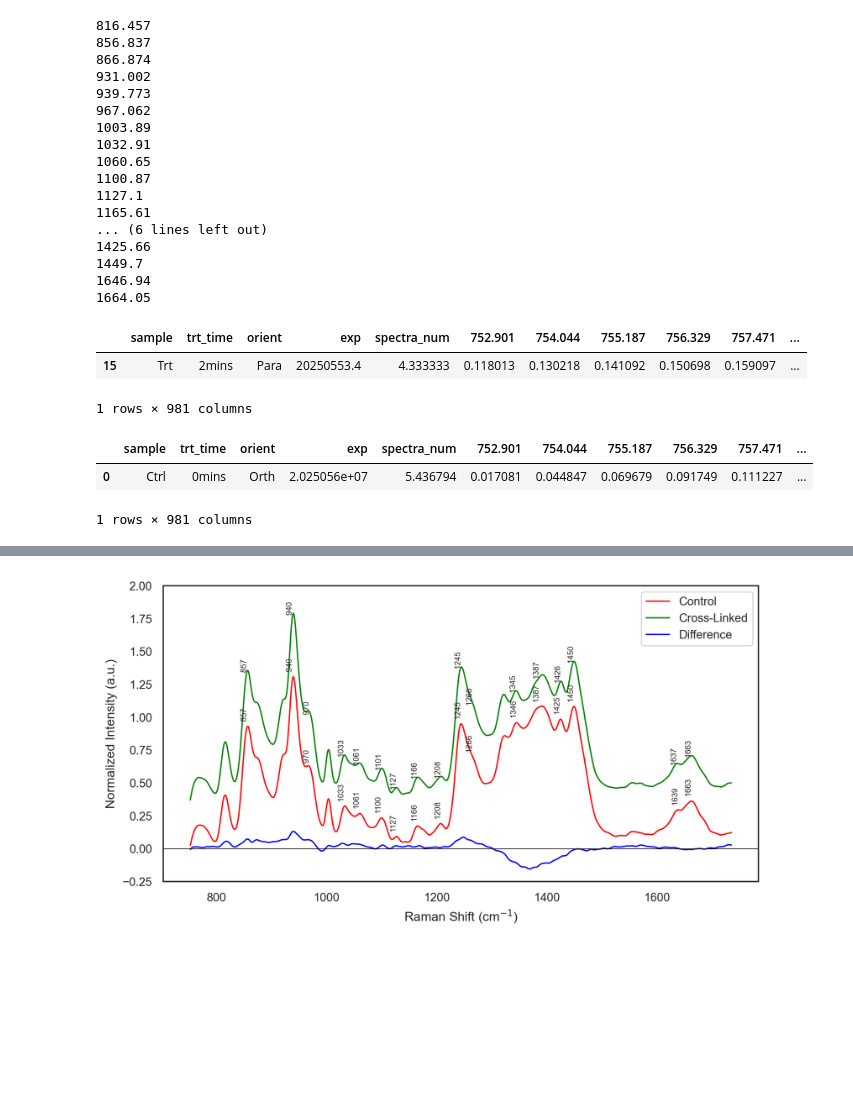
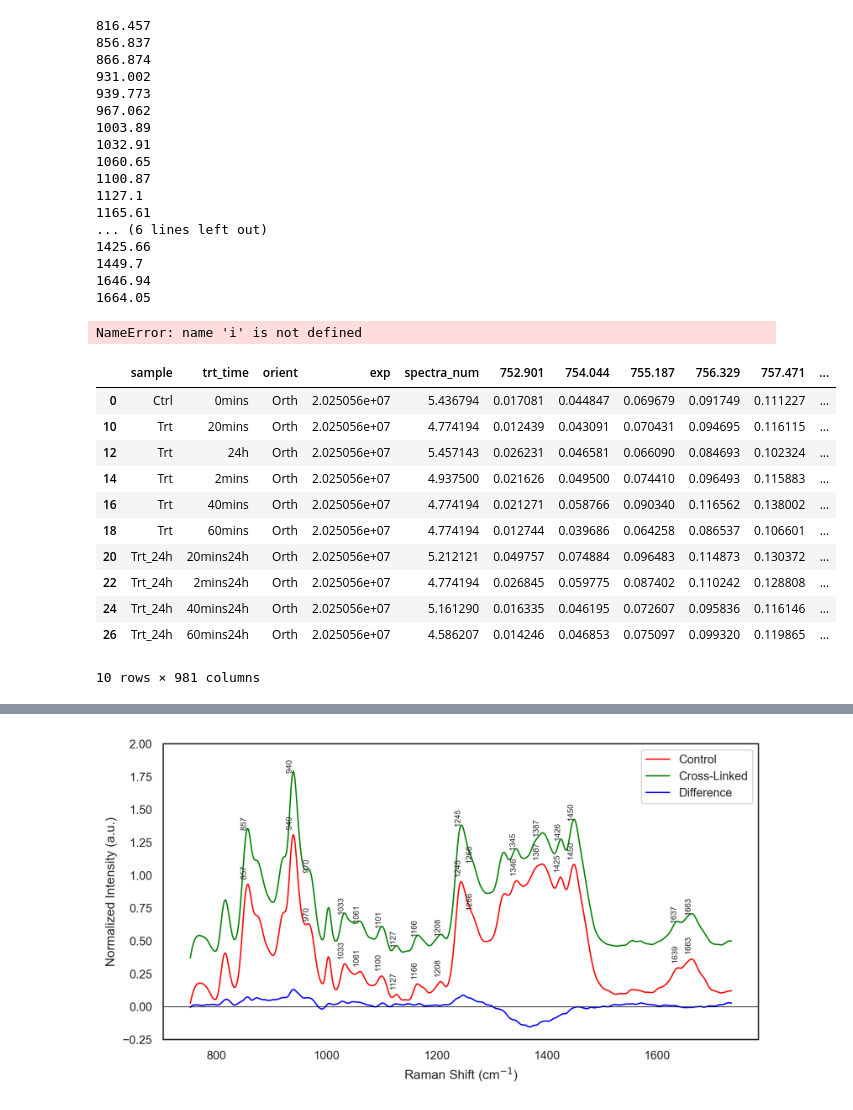
Before and after one commit to bunmiadejimi/Raman_Collagen, a Jupyter notebook: Plot renderings.ipynb, the cells around one changed output, grey strips where cells are left out. Cells and saved outputs as stored; diff of their text form; code cells hidden in the pictures; blank space fills up the shorter version.

```diff
--- a/Plot renderings.ipynb
+++ b/Plot renderings.ipynb
@@ -107,15 +82,23 @@ for v in xvals[pks].round(0):
             ax.axvline(v, color='gray', ls='--', lw=0.3)
             ax.text(v - 0.8, offset_step * (len(plot_df) + 0.3),
                     f'{v:.0f}', rotation=90, fontsize=6, ha='right')
-# %%
-df_mean1[(df_mean1['trt_time'] == '2mins') & (df_mean1['orient'] == 'Para')]
-# %% [output]
-|  | sample | trt_time | orient | exp | spectra_num | 752.901 | 754.044 | 755.187 | 756.329 | 757.471 | ... |
-| 15 | Trt | 2mins | Para | 20250553.4 | 4.333333 | 0.118013 | 0.130218 | 0.141092 | 0.150698 | 0.159097 | ... |
-1 rows × 981 columns
-# %%
-sub_ctrl
-# %% [output]
-|  | sample | trt_time | orient | exp | spectra_num | 752.901 | 754.044 | 755.187 | 756.329 | 757.471 | ... |
-| 0 | Ctrl | 0mins | Orth | 2.025056e+07 | 5.436794 | 0.017081 | 0.044847 | 0.069679 | 0.091749 | 0.111227 | ... |
-1 rows × 981 columns
+# %%
+df_mean1[(df_mean1['trt_time'].isin(['0mins', i])) & (df_mean1['orient'] == j)]
+# %% [output]
+NameError: name 'i' is not defined
+# %%
+df_mean1[(df_mean1['orient'] == j)]
+#['trt_time'][1]
+# %% [output]
+|  | sample | trt_time | orient | exp | spectra_num | 752.901 | 754.044 | 755.187 | 756.329 | 757.471 | ... |
+| 0 | Ctrl | 0mins | Orth | 2.025056e+07 | 5.436794 | 0.017081 | 0.044847 | 0.069679 | 0.091749 | 0.111227 | ... |
+| 10 | Trt | 20mins | Orth | 2.025056e+07 | 4.774194 | 0.012439 | 0.043091 | 0.070431 | 0.094695 | 0.116115 | ... |
+| 12 | Trt | 24h | Orth | 2.025056e+07 | 5.457143 | 0.026231 | 0.046581 | 0.066090 | 0.084693 | 0.102324 | ... |
+| 14 | Trt | 2mins | Orth | 2.025056e+07 | 4.937500 | 0.021626 | 0.049500 | 0.074410 | 0.096493 | 0.115883 | ... |
+| 16 | Trt | 40mins | Orth | 2.025056e+07 | 4.774194 | 0.021271 | 0.058766 | 0.090340 | 0.116562 | 0.138002 | ... |
+| 18 | Trt | 60mins | Orth | 2.025056e+07 | 4.774194 | 0.012744 | 0.039686 | 0.064258 | 0.086537 | 0.106601 | ... |
+| 20 | Trt_24h | 20mins24h | Orth | 2.025056e+07 | 5.212121 | 0.049757 | 0.074884 | 0.096483 | 0.114873 | 0.130372 | ... |
+| 22 | Trt_24h | 2mins24h | Orth | 2.025056e+07 | 4.774194 | 0.026845 | 0.059775 | 0.087402 | 0.110242 | 0.128808 | ... |
+| 24 | Trt_24h | 40mins24h | Orth | 2.025056e+07 | 5.161290 | 0.016335 | 0.046195 | 0.072607 | 0.095836 | 0.116146 | ... |
+| 26 | Trt_24h | 60mins24h | Orth | 2.025056e+07 | 4.586207 | 0.014246 | 0.046853 | 0.075097 | 0.099320 | 0.119865 | ... |
+10 rows × 981 columns
```
Also changed, not shown: parts of 7 cells of this notebook.
